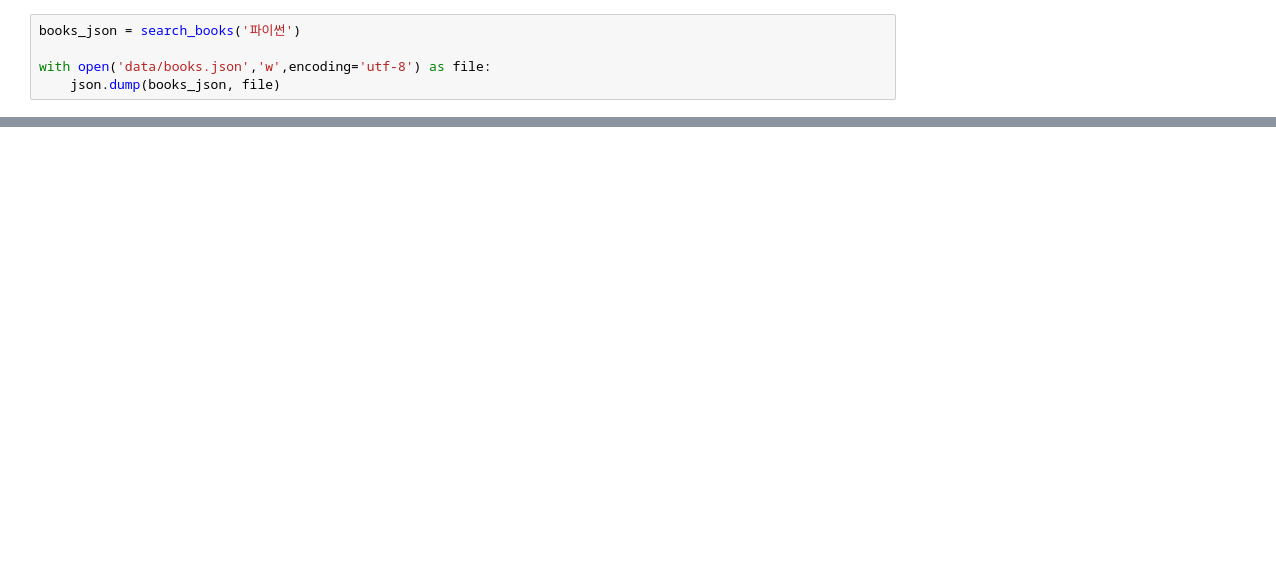
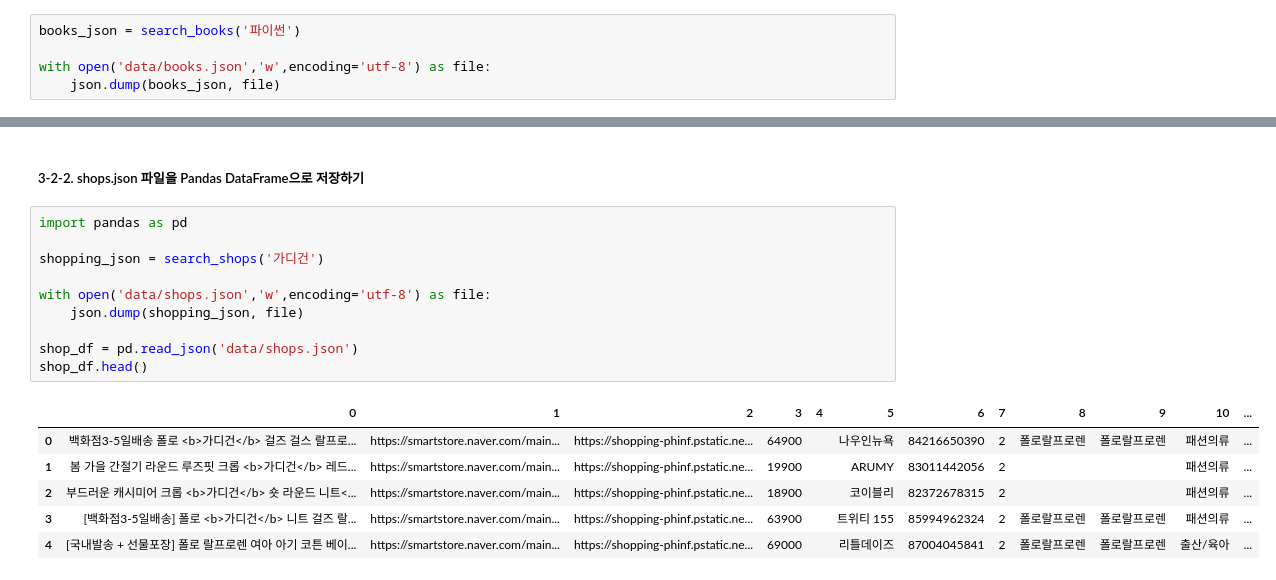
Before and after one commit to minju3212/Python_Webscraping_Analysis, a Jupyter notebook: 03_api_호출하기.ipynb, the cells around one changed output, grey strips where cells are left out. Cells and saved outputs as stored; diff of their text form; blank space fills up the shorter version.

```diff
--- a/03_api_호출하기.ipynb
+++ b/03_api_호출하기.ipynb
@@ -60,0 +186,19 @@ with open('data/books.json','w',encoding='utf-8') as file:
+# %% [markdown]
+##### 3-2-2. shops.json 파일을 Pandas DataFrame으로 저장하기
+# %%
+import pandas as pd
+
+shopping_json = search_shops('가디건')
+
+with open('data/shops.json','w',encoding='utf-8') as file:
+    json.dump(shopping_json, file)
+
+shop_df = pd.read_json('data/shops.json')
+shop_df.head()
+# %% [output]
+|  | 0 | 1 | 2 | 3 | 4 | 5 | 6 | 7 | 8 | 9 | 10 | ... |
+| 0 | 백화점3-5일배송 폴로 <b>가디건</b> 걸즈 걸스 랄프로... | https://smartstore.naver.com/main... | https://shopping-phinf.pstatic.ne... | 64900 |  | 나우인뉴욕 | 84216650390 | 2 | 폴로랄프로렌 | 폴로랄프로렌 | 패션의류 | ... |
+| 1 | 봄 가을 간절기 라운드 루즈핏 크롭 <b>가디건</b> 레드... | https://smartstore.naver.com/main... | https://shopping-phinf.pstatic.ne... | 19900 |  | ARUMY | 83011442056 | 2 |  |  | 패션의류 | ... |
+| 2 | 부드러운 캐시미어 크롭 <b>가디건</b> 숏 라운드 니트<... | https://smartstore.naver.com/main... | https://shopping-phinf.pstatic.ne... | 18900 |  | 코이블리 | 82372678315 | 2 |  |  | 패션의류 | ... |
+| 3 | [백화점3-5일배송] 폴로 <b>가디건</b> 니트 걸즈 랄... | https://smartstore.naver.com/main... | https://shopping-phinf.pstatic.ne... | 63900 |  | 트위티 155 | 85994962324 | 2 | 폴로랄프로렌 | 폴로랄프로렌 | 패션의류 | ... |
+| 4 | [국내발송 + 선물포장] 폴로 랄프로렌 여아 아기 코튼 베이... | https://smartstore.naver.com/main... | https://shopping-phinf.pstatic.ne... | 69000 |  | 리틀데이즈 | 87004045841 | 2 | 폴로랄프로렌 | 폴로랄프로렌 | 출산/육아 | ... |
```
Also changed, not shown: parts of 17 cells of this notebook, 1 other file.
